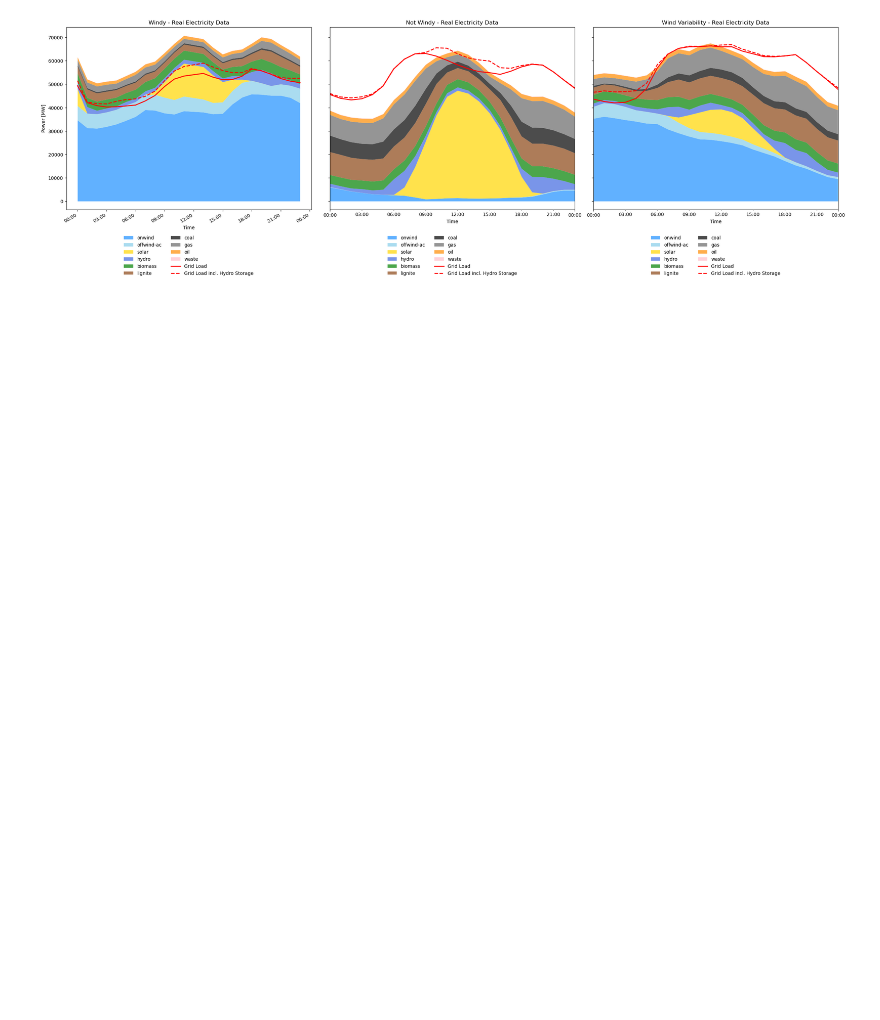
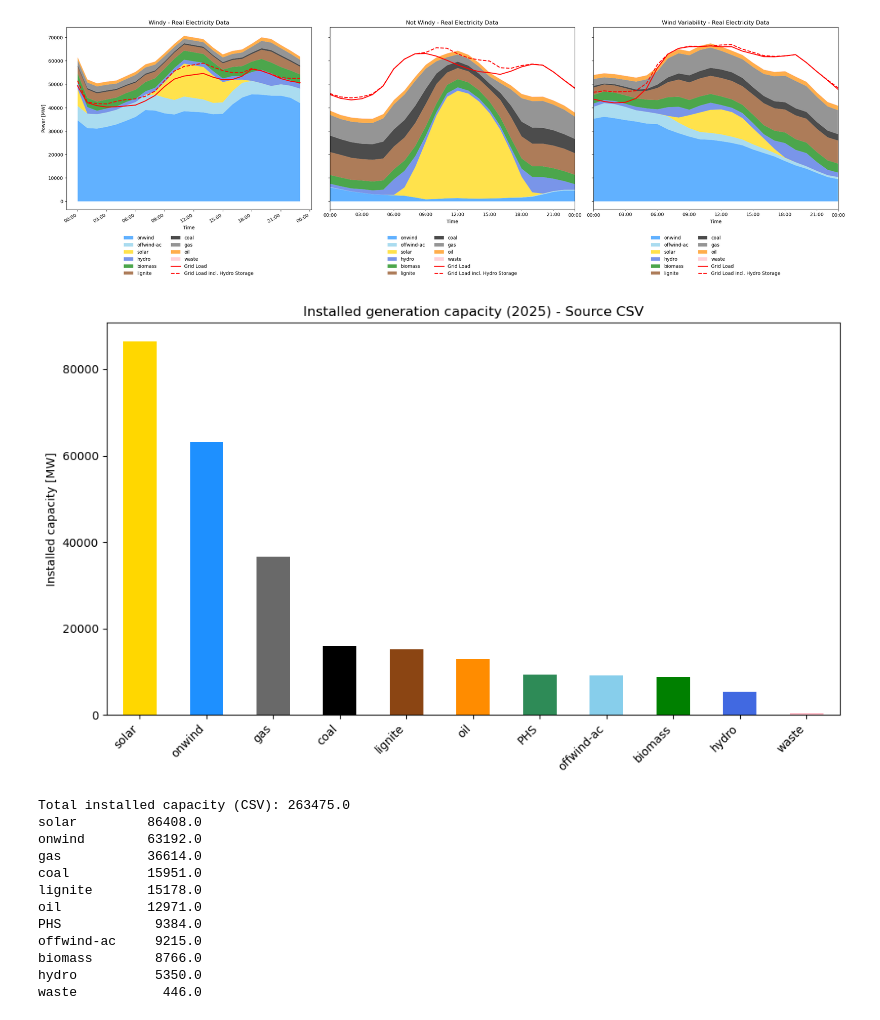
Before and after one commit to Luca2299/pypsa-eur, a Jupyter notebook: notebooks/real_data.ipynb, the cells around one changed output. Drawn from its saved outputs; the diff is of its cells as text; code cells hidden in the pictures; blank space fills up the shorter version.

Commit message:
investigating capacities

```diff
--- a/notebooks/real_data.ipynb
+++ b/notebooks/real_data.ipynb
@@ -151,3 +151,83 @@ plt.subplots_adjust(bottom=0.18)
 plt.show()
 # %% [output]
 [figure]
+# %%
+# Plot installed capacities from CSV
+import numpy as np
+installed_capacity_path = "/home/lucakristin/Desktop/my_pypsa/actual_electricity_data/Installed_generation_capacity_202305130000_202505130000_Year.csv"
+
+# Read CSV
+df_inst = pd.read_csv(installed_capacity_path, sep=';')
+if df_inst.empty:
+    raise ValueError(f"No data in {installed_capacity_path}")
+row = df_inst.iloc[0]
+
+# Map CSV columns to carrier keys
+graphic_map = {
+    'Biomass [MW] Original resolutions': 'biomass',
+    'Hydropower [MW] Original resolutions': 'hydro',
+    'Wind offshore [MW] Original resolutions': 'offwind-ac',
+    'Wind onshore [MW] Original resolutions': 'onwind',
+    'Photovoltaics [MW] Original resolutions': 'solar',
+    'Other renewable [MW] Original resolutions': 'waste',
+    'Nuclear [MW] Original resolutions': 'nuclear',
+    'Lignite [MW] Original resolutions': 'lignite',
+    'Hard coal [MW] Original resolutions': 'coal',
+    'Fossil gas [MW] Original resolutions': 'gas',
+    'Hydro pumped storage [MW] Original resolutions': 'PHS',
+    'Other conventional [MW] Original resolutions': 'oil',
+}
+
+data = {}
+for src, dest in graphic_map.items():
+    if src in row.index:
+        v = row[src]
+        if pd.isna(v):
+            continue
+        # Remove thousands separators and convert
+        if isinstance(v, str):
+            v = v.replace(',', '')
+        try:
+            data[dest] = float(v)
+        except Exception:
+            continue
+
+series = pd.Series(data).sort_values(ascending=False)
+
+# Colors
+colors = {
+    'onwind': 'dodgerblue', 'offwind-ac': 'skyblue', 'offwind-float': 'steelblue',
+    'solar': 'gold', 'solar-hsat': 'khaki',
+    'hydro': 'royalblue', 'ror': 'lightblue',
+    'lignite': 'saddlebrown', 'coal': 'black', 'gas': 'dimgray', 'oil': 'darkorange',
+    'OCGT': 'lightgray', 'CCGT': 'darkgray',
+    'biomass': 'green', 'waste': 'pink', 'geothermal': 'firebrick', 'PHS': 'seagreen', 'nuclear': 'purple'
+}
+bar_colors = [colors.get(c, 'gray') for c in series.index]
+
+# Plot
+fig, ax = plt.subplots(figsize=(10, 6))
+series.plot(kind='bar', color=bar_colors, ax=ax)
+ax.set_ylabel('Installed capacity [MW]')
+ax.set_title('Installed generation capacity (2025) - Source CSV')
+ax.set_xticklabels(series.index, rotation=45, ha='right')
+plt.tight_layout()
+plt.show()
+
+# Print summary
+print('Total installed capacity (CSV):', series.sum())
+print(series.to_string())
+# %% [output]
+[figure, added]
+Total installed capacity (CSV): 263475.0
+solar         86408.0
+onwind        63192.0
+gas           36614.0
+coal          15951.0
+lignite       15178.0
+oil           12971.0
+PHS            9384.0
+offwind-ac     9215.0
+biomass        8766.0
+hydro          5350.0
+waste           446.0
```
Also changed, not shown: 16 other files.
